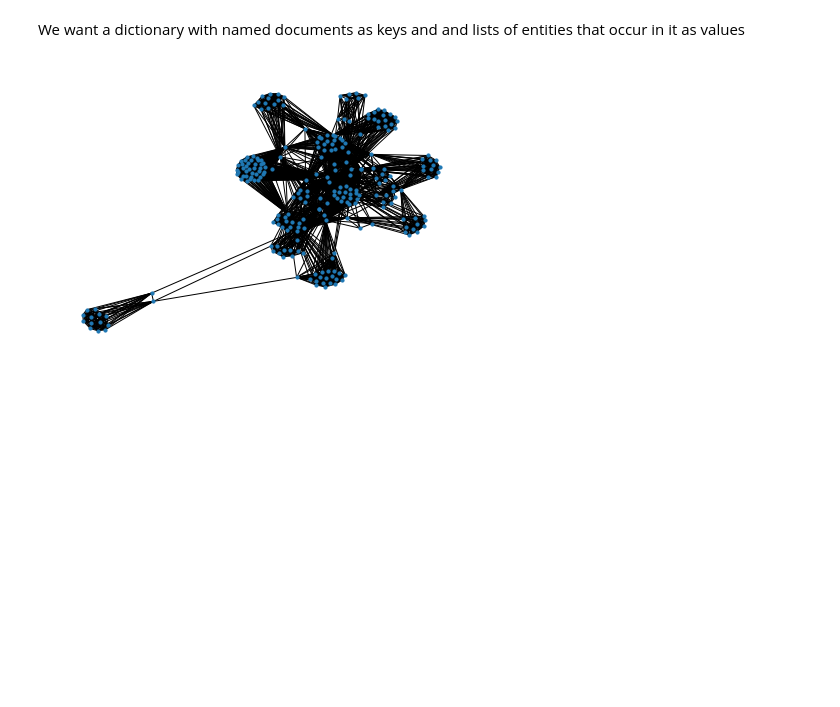
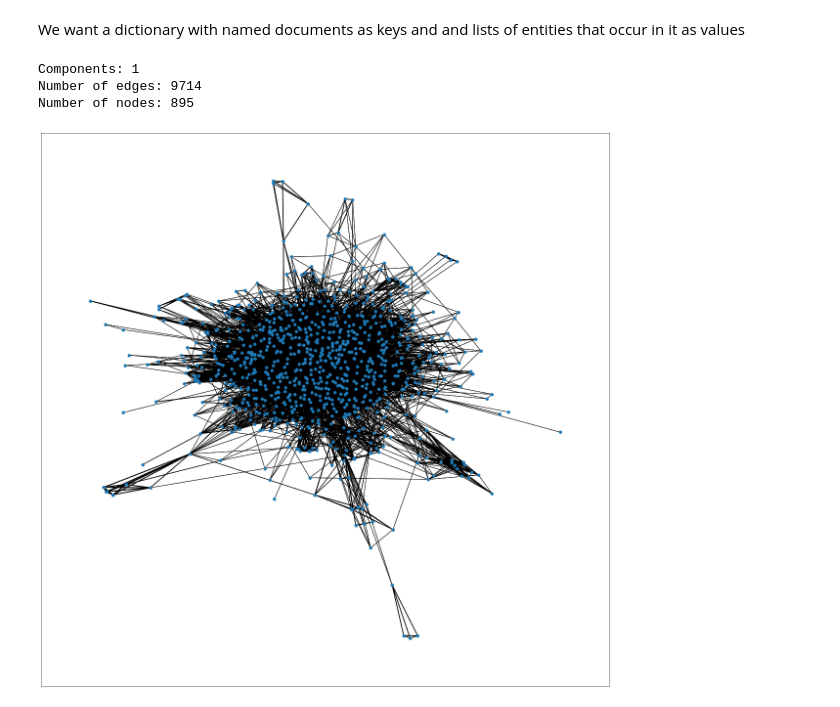
Before and after one commit to JustinBon/thesis, a Jupyter notebook: Notebooks/network.ipynb, the cells around one changed output. Drawn from its saved outputs; the diff is of its cells as text; code cells hidden in the pictures; blank space fills up the shorter version.

Commit message:
network and request metadata

```diff
--- a/Notebooks/network.ipynb
+++ b/Notebooks/network.ipynb
@@ -18,7 +27,8 @@ nlp_ministries = spacy.load("..\\data\\spacy labeled\\output\\model-last")
 def getMatches(doc):
 
     # list of entities to include
-    wantedTypes = ['EVENT','FAC','GPE','LAW','LOC', 'NORP', 'ORG', 'PERSON', 'PRODUCT', 'WORK_OF_ART']
+    wantedTypes = ['FAC','GPE','LOC', 'ORG', 'PERSON']
+    bannedWords = ['sent', 'cc', 'for', 'te', 'we']
 
     wantedEnts = []
 
@@ -29,6 +39,15 @@ def getMatches(doc):
             text = text.lower()
             text = re.sub(r'\n', ' ', text)
             text = text.strip()
+
+            if text.endswith('2e'):
+                continue
+            if text in bannedWords:
+                continue
+            if len(text) == 1:
+                continue
+
+
             wantedEnts.append(text)
 
     # retrun list of entities
@@ -40,10 +99,10 @@ def getEntities(text, name):
         text = re.sub(' +', ' ', text)
 
         NERdoc = nlp(text)
-        MinDoc = nlp_ministries(text)
+        NERmatches = getMatches(NERdoc)
 
-        NERmatches = getMatches(NERdoc)
-        MinMatches = getMatches(MinDoc)
+        # MinDoc = nlp_ministries(text)
+        # MinMatches = getMatches(MinDoc)
     except:
         return {name:[]}
 
@@ -66,6 +125,7 @@ def getEdges(n = 1000):
         key = list(d.keys())[0]
         entitiesDict[key] = d[key]
 
+    entitiesDict = goodEnts(entitiesDict)
 
     edges = {}
 
@@ -106,14 +170,16 @@ nx.draw(G, node_size = 50)
-# %%
-longest = 0
-nodeName = ''
-for node in G.nodes:
-    current = 0
-    for neighbor in G.neighbors(node):
-        current += 1
-    if current > longest:
-        longest = current
-        nodeName = node
-H = nx.subgraph(G, G.neighbors(nodeName))
-nx.draw(H, node_size = 10)
-# %% [output]
-[figure, removed]
+# %%
+def drawWeightedGraph(G):
+    pos = nx.spring_layout(G, seed=0)
+    fig = plt.figure(1, figsize=(25, 25), dpi=60)
+    nx.draw_networkx(G, pos, with_labels=False, node_size = 50)
+
+    for edge in G.edges(data='weight'):
+        nx.draw_networkx_edges(G, pos, edgelist=[edge], width=edge[2], label=None )
+# %%
+G = makeGraph(1000)
+drawWeightedGraph(G)
+# %% [output]
+Components: 1
+Number of edges: 9714
+Number of nodes: 895
+[figure, added]
```
Also changed, not shown: parts of 10 cells of this notebook, 16 other files.
